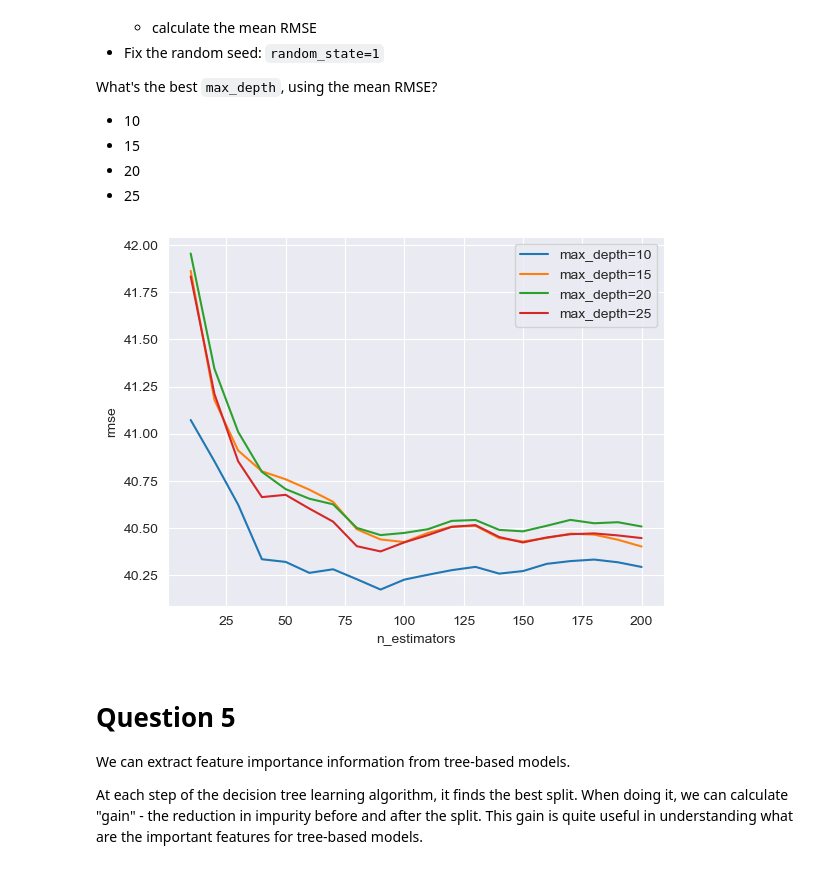
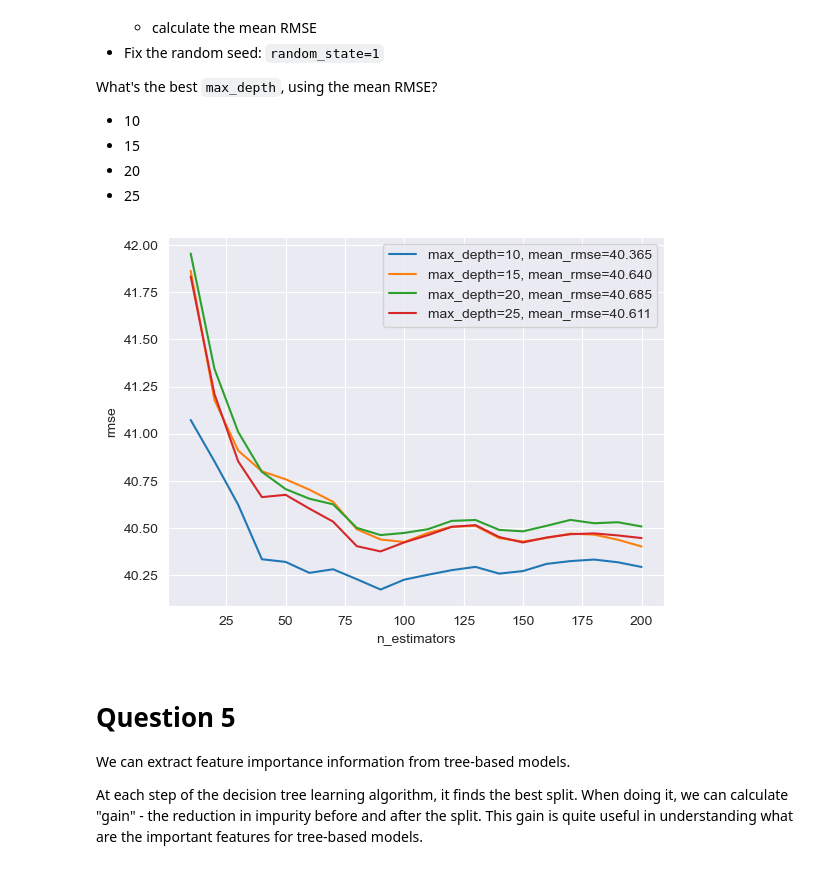
Before and after one commit to vikramreddym/machine-learning-zoomcamp-homework, a Jupyter notebook: 06-ensemble-rf-xgboost/test-results-prediction.ipynb, the cells around one changed output. Saved outputs shown, nothing was run; the diff lists cells and outputs as text; code cells hidden in the pictures.

Commit message:
add mean_rmse to q4 plot

```diff
--- a/06-ensemble-rf-xgboost/test-results-prediction.ipynb
+++ b/06-ensemble-rf-xgboost/test-results-prediction.ipynb
@@ -261,13 +261,14 @@ df_scores = pd.DataFrame(scores, columns=['n_estimators', 'max_depth', 'rmse'])
 # %%
 for d in max_depth:
     df_subset = df_scores[df_scores.max_depth == d]
-    plt.plot(df_subset['n_estimators'], df_subset['rmse'], label='max_depth=%d' % d)
+    mean_rmse = df_subset['rmse'].mean()
+    plt.plot(df_subset['n_estimators'], df_subset['rmse'], label='max_depth=%d, mean_rmse=%.3f' % (d, mean_rmse))
     plt.xlabel('n_estimators')
     plt.ylabel('rmse')
 plt.legend()
 plt.show()
 # %% [output]
-[figure, old version]
+[figure, new version]
 # %% [markdown]
 # Question 5
 
```
